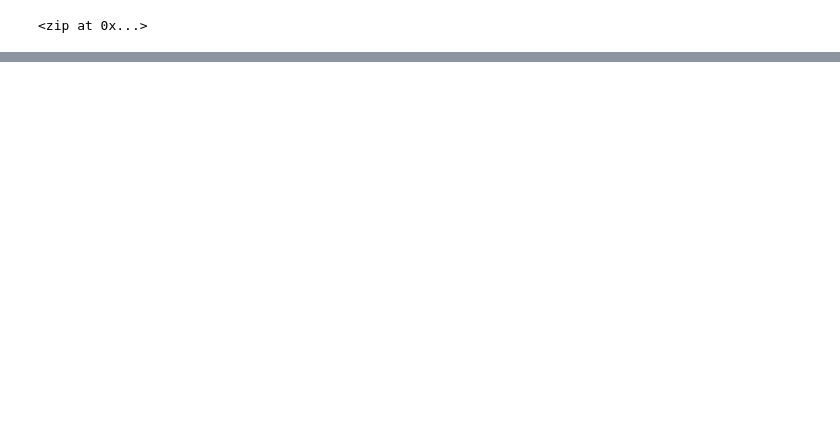
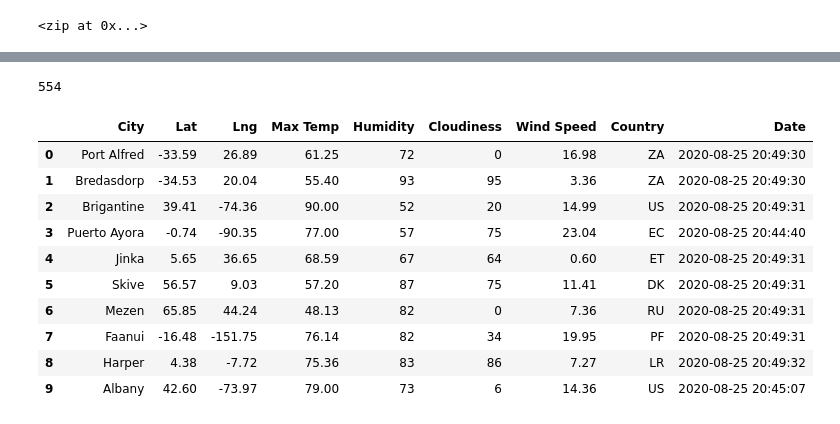
Before and after one commit to leah-braswell/World_Weather_Analysis, a Jupyter notebook: WeatherPy.ipynb, the cells around one changed output, grey strips where cells are left out. Cells and saved outputs as stored; diff of their text form; code cells hidden in the pictures; blank space fills up the shorter version.

Commit message:
Added weather analysis, weather data, and updated gitignore.

```diff
--- a/WeatherPy.ipynb
+++ b/WeatherPy.ipynb
@@ -35,0 +45,4 @@ len(cities)
+# %%
+#build basic URL for the OWM with weather_api_key
+url = "http://api.openweathermap.org/data/2.5/weather?units=Imperial&APPID=" + weather_api_key
+print(url)
@@ -35,0 +130,21 @@ len(cities)
+# %%
+#check the number of cities in the city_data array
+len(city_data)
+# %% [output]
+554
+# %%
+#convert the array of dictionaries to a DataFrame
+city_data_df = pd.DataFrame(city_data)
+city_data_df.head(10)
+# %% [output]
+|  | City | Lat | Lng | Max Temp | Humidity | Cloudiness | Wind Speed | Country | Date |
+| 0 | Port Alfred | -33.59 | 26.89 | 61.25 | 72 | 0 | 16.98 | ZA | 2020-08-25 20:49:30 |
+| 1 | Bredasdorp | -34.53 | 20.04 | 55.40 | 93 | 95 | 3.36 | ZA | 2020-08-25 20:49:30 |
+| 2 | Brigantine | 39.41 | -74.36 | 90.00 | 52 | 20 | 14.99 | US | 2020-08-25 20:49:31 |
+| 3 | Puerto Ayora | -0.74 | -90.35 | 77.00 | 57 | 75 | 23.04 | EC | 2020-08-25 20:44:40 |
+| 4 | Jinka | 5.65 | 36.65 | 68.59 | 67 | 64 | 0.60 | ET | 2020-08-25 20:49:31 |
+| 5 | Skive | 56.57 | 9.03 | 57.20 | 87 | 75 | 11.41 | DK | 2020-08-25 20:49:31 |
+| 6 | Mezen | 65.85 | 44.24 | 48.13 | 82 | 0 | 7.36 | RU | 2020-08-25 20:49:31 |
+| 7 | Faanui | -16.48 | -151.75 | 76.14 | 82 | 34 | 19.95 | PF | 2020-08-25 20:49:31 |
+| 8 | Harper | 4.38 | -7.72 | 75.36 | 83 | 86 | 7.27 | LR | 2020-08-25 20:49:32 |
+| 9 | Albany | 42.60 | -73.97 | 79.00 | 73 | 6 | 14.36 | US | 2020-08-25 20:45:07 |
```
Also changed, not shown: parts of 6 cells of this notebook, 2 other files.
